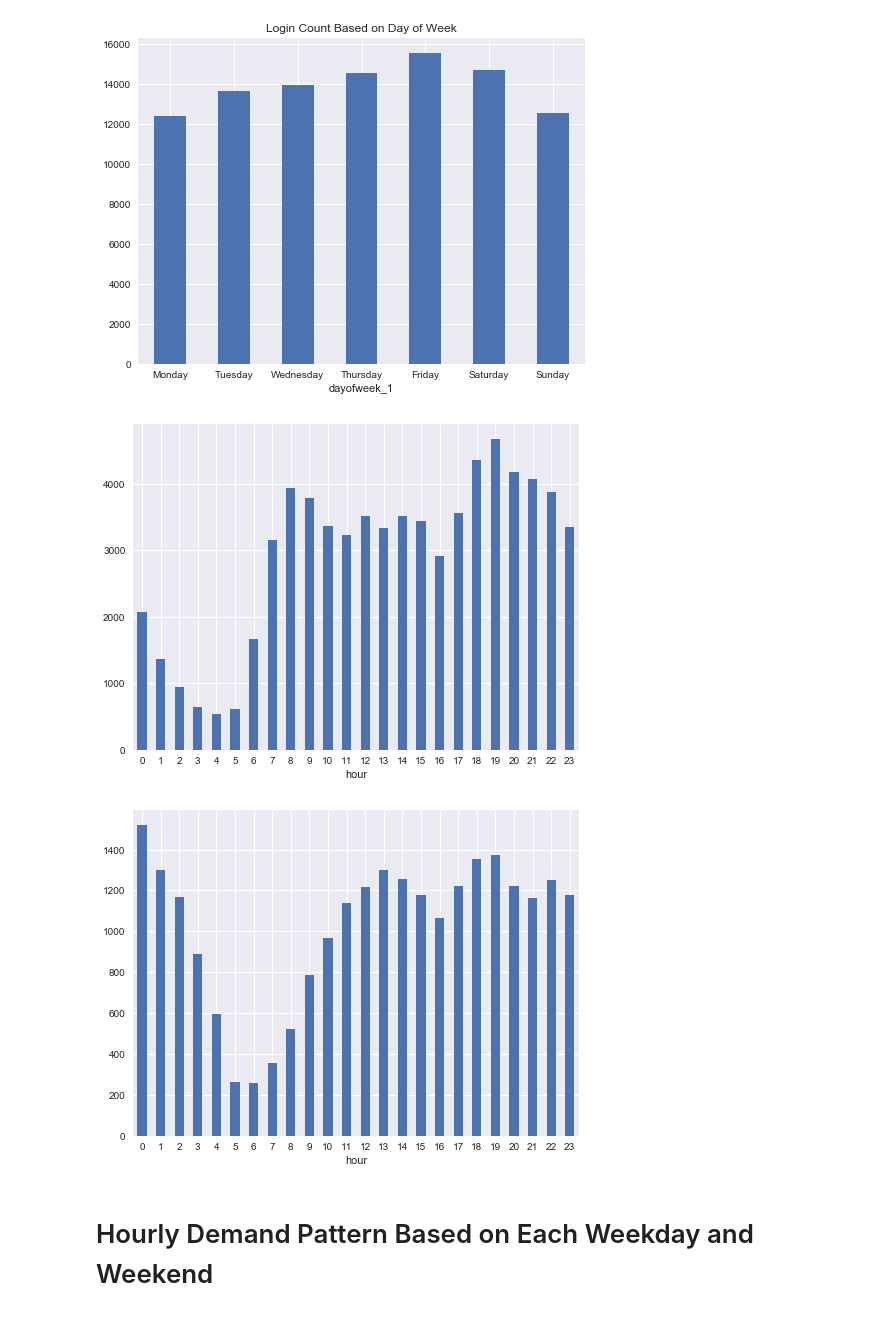
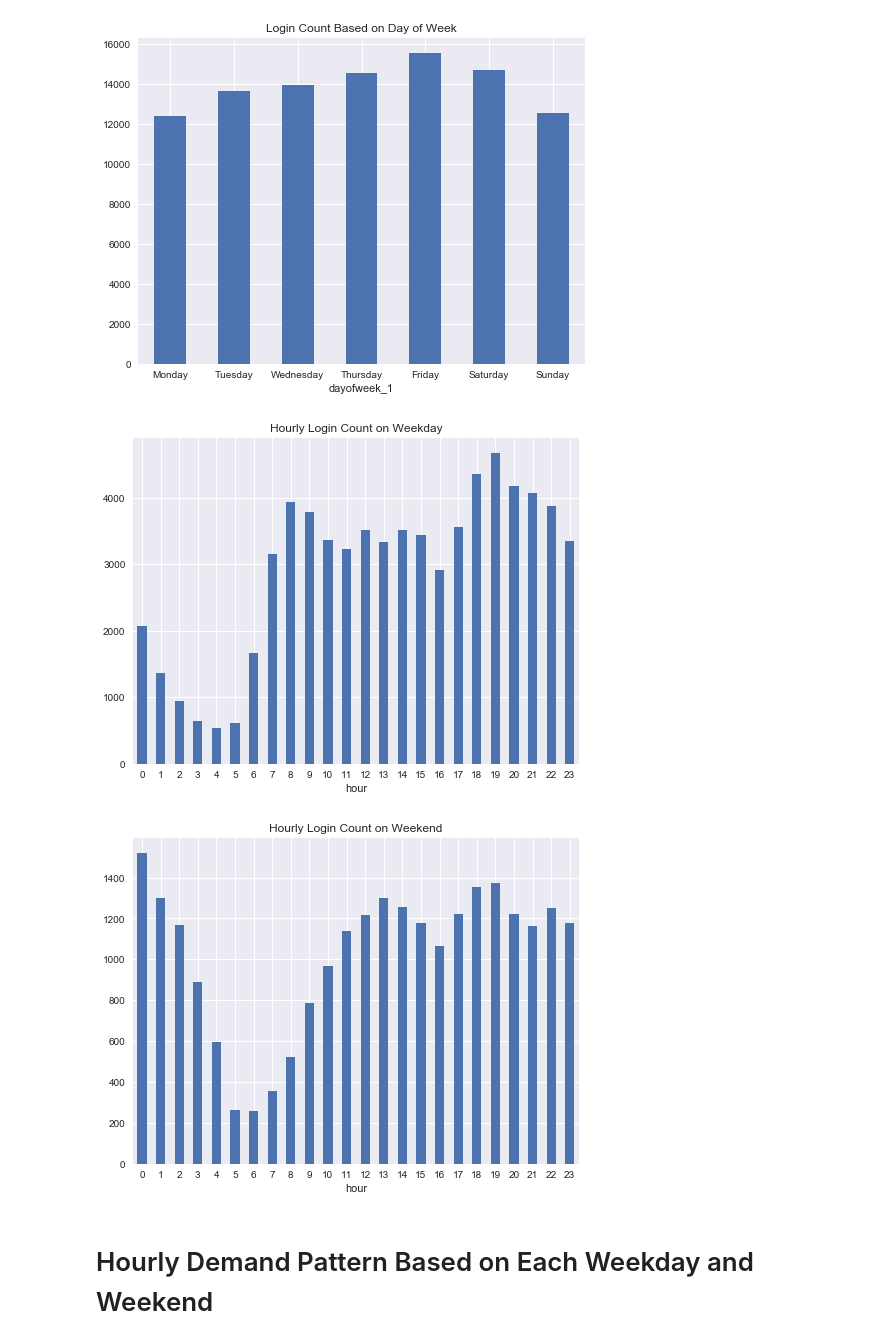
Before and after one commit to LihuaM/Ride-Sharing-Case-Study, a Jupyter notebook: Ride_Sharing_EDA.ipynb, the cells around one changed output. Drawn from its saved outputs; the diff is of its cells as text; code cells hidden in the pictures.

```diff
--- a/Ride_Sharing_EDA.ipynb
+++ b/Ride_Sharing_EDA.ipynb
@@ -11,7 +8,7 @@ import seaborn as sns
 # %% [markdown]
 # Read in Data
 # %%
-df = pd.read_json('https://raw.githubusercontent.com/lfthwjx/Uber_Data_Challenge/master/uber_data_challenge/new_logins%20(1).json')
+# df = pd.read_json(file_path)
 pd.set_option('display.max_columns', 20)
 # %%
 df.head()
@@ -182,15 +179,17 @@ plt.show()
 # %%
 # If it's weekday, the higher demand time is from 6pm to 10pm.
 df[df.weekend == 0].groupby('hour').login_time_count.sum().plot('bar', rot=0)
+plt.title('Hourly Login Count on Weekday')
 plt.show()
 # %% [output]
-[figure, old version]
+[figure, new version]
 # %%
 # If it's weekend, the higher demand time is from 6pm to 10pm.
 df_new[df_new.weekend == 1].groupby('hour').login_time_count.sum().plot('bar', rot=0)
+plt.title('Hourly Login Count on Weekend')
 plt.show()
 # %% [output]
-[figure, old version]
+[figure, new version]
 # %% [markdown]
 # Hourly Demand Pattern Based on Each Weekday and       Weekend
 # %%
```
Also changed, not shown: parts of 2 cells of this notebook.
